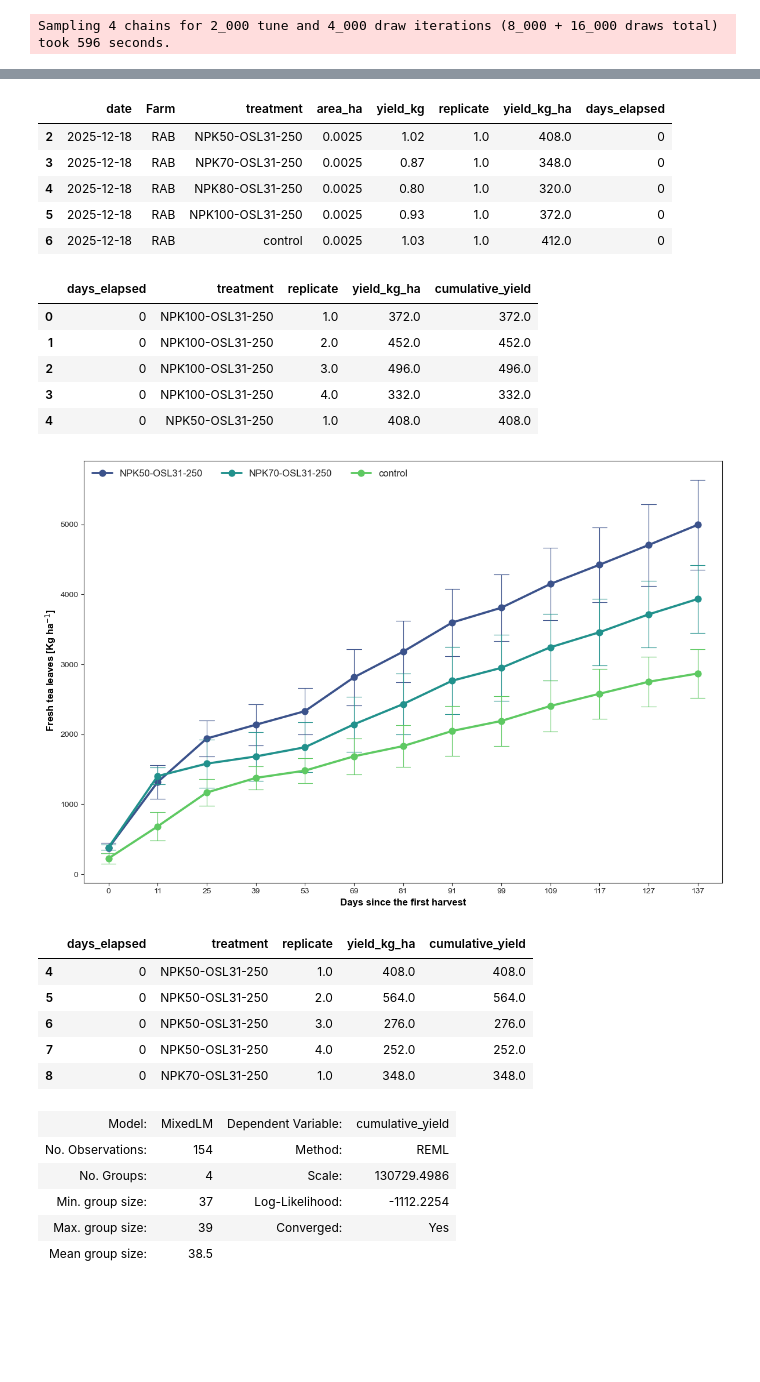
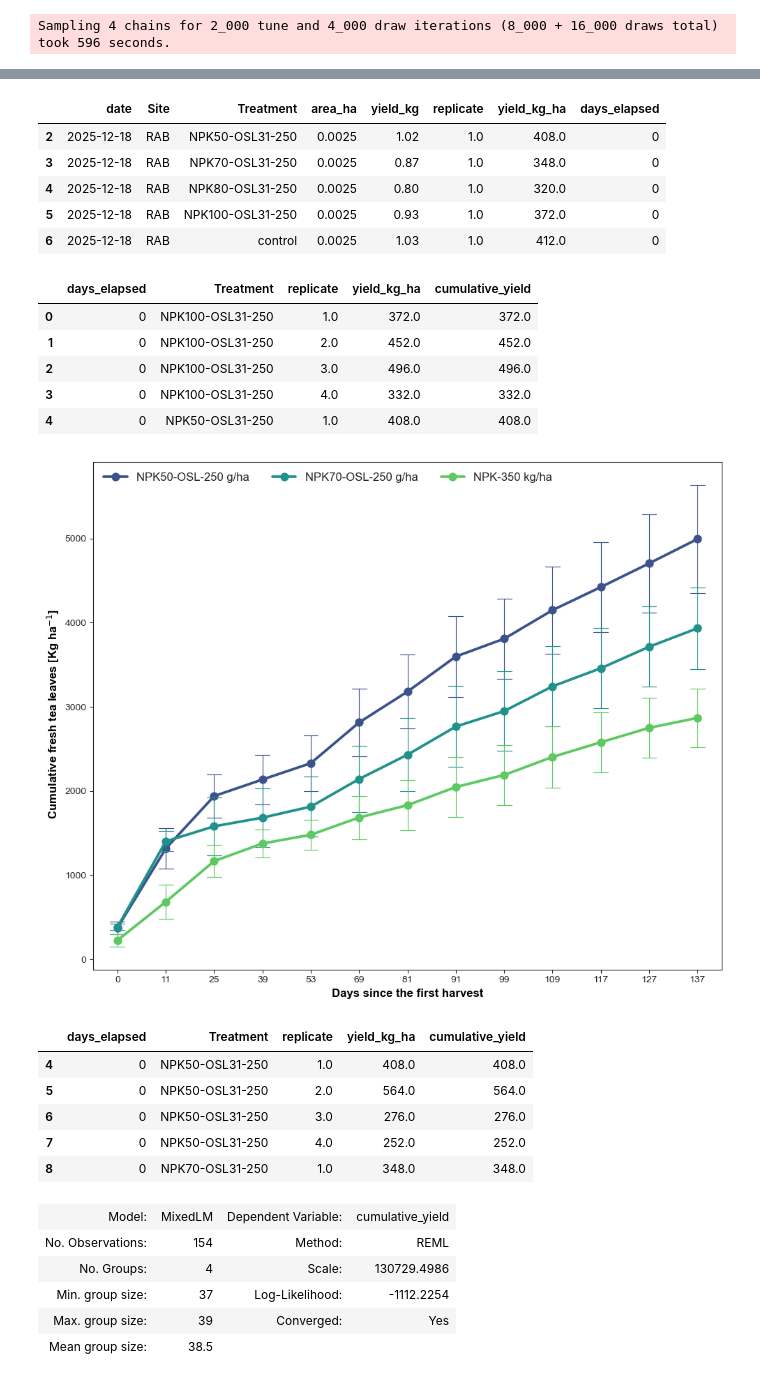
Before and after one commit to BBenyamini/tea_paper, a Jupyter notebook: notebook.ipynb, the cells around one changed output, grey strips where cells are left out. Saved outputs shown, nothing was run; the diff lists cells and outputs as text; code cells hidden in the pictures; blank space fills up the shorter version.

Commit message:
run models, created and updated MS figures

```diff
--- a/notebook.ipynb
+++ b/notebook.ipynb
@@ -53,7 +53,7 @@ Now we will calculate the day of the year from the date column
 # %%
 # get the day of the year from date colum
 # Example transformation
-tea_df['days_elapsed'] = (tea_df.groupby(['Farm'])['date'].transform(lambda x: x - x.min()).dt.days)
+tea_df['days_elapsed'] = (tea_df.groupby(['Site'])['date'].transform(lambda x: x - x.min()).dt.days)
 
 # check the data after transformation
 tea_df.head()
@@ -66,7 +66,7 @@ tea_df.head()
 | 4 | 2025-12-18 | RAB | NPK80-OSL31-250 | 0.0025 | 0.80 | 1.0 | 320.000000 | 0 |
 # %%
 # get the fertilizer reduction experiment data
-rab_data=tea_df.query('Farm=="RAB"')
-gtc_data=tea_df.query('Farm!="RAB"')
+rab_data=tea_df.query('Site=="RAB"')
+gtc_data=tea_df.query('Site!="RAB"')
 rab_data.head()
 # %% [output]
@@ -207,7 +204,7 @@ summary_df
 # look at the rab data
 rab_data.head()
 # %% [output]
-|  | date | Farm | treatment | area_ha | yield_kg | replicate | yield_kg_ha | days_elapsed |
+|  | date | Site | Treatment | area_ha | yield_kg | replicate | yield_kg_ha | days_elapsed |
 | 2 | 2025-12-18 | RAB | NPK50-OSL31-250 | 0.0025 | 1.02 | 1.0 | 408.0 | 0 |
 | 3 | 2025-12-18 | RAB | NPK70-OSL31-250 | 0.0025 | 0.87 | 1.0 | 348.0 | 0 |
 | 4 | 2025-12-18 | RAB | NPK80-OSL31-250 | 0.0025 | 0.80 | 1.0 | 320.0 | 0 |
@@ -215,11 +212,11 @@ rab_data.head()
 | 6 | 2025-12-18 | RAB | control | 0.0025 | 1.03 | 1.0 | 412.0 | 0 |
 # %%
 # calculate cumulative yield for the rab data
-rab_cum_yield=rab_data.groupby(['days_elapsed', 'treatment','replicate'])['yield_kg_ha'].mean().reset_index()
-rab_cum_yield['cumulative_yield'] = rab_cum_yield.groupby(['treatment','replicate'])['yield_kg_ha'].cumsum()
+rab_cum_yield=rab_data.groupby(['days_elapsed', 'Treatment','replicate'])['yield_kg_ha'].mean().reset_index()
+rab_cum_yield['cumulative_yield'] = rab_cum_yield.groupby(['Treatment','replicate'])['yield_kg_ha'].cumsum()
 rab_cum_yield.head()
 # %% [output]
-|  | days_elapsed | treatment | replicate | yield_kg_ha | cumulative_yield |
+|  | days_elapsed | Treatment | replicate | yield_kg_ha | cumulative_yield |
 | 0 | 0 | NPK100-OSL31-250 | 1.0 | 372.0 | 372.0 |
 | 1 | 0 | NPK100-OSL31-250 | 2.0 | 452.0 | 452.0 |
 | 2 | 0 | NPK100-OSL31-250 | 3.0 | 496.0 | 496.0 |
@@ -228,22 +225,23 @@ rab_cum_yield.head()
 # %%
 # plot lineplot for tea yield across treatments and over time
 sns.set_style('ticks')
-fig=plt.figure(figsize=[12, 8], tight_layout=True)
-selected=["control", "NPK70-OSL31-250","NPK50-OSL31-250"]
-sns.pointplot(data=rab_cum_yield[rab_cum_yield['treatment'].isin(selected)], x="days_elapsed",y="cumulative_yield", hue="treatment", palette='viridis', errorbar="se", capsize=0.3,err_kws={'linewidth': 0.83, 'alpha':1})
-plt.ylabel(" Fresh tea leaves [Kg ha$^{-1}$]", color='black', size=12, weight='bold')
+fig=plt.figure(figsize=[10, 8], tight_layout=True)
+rab_cum_yield.loc[:, 'Treatment'] = rab_cum_yield['Treatment'].replace({'control': 'NPK-350 kg/ha','NPK70-OSL31-250': 'NPK70-OSL-250 g/ha', 'NPK50-OSL31-250': 'NPK50-OSL-250 g/ha'})
+selected=['NPK-350 kg/ha', "NPK70-OSL-250 g/ha","NPK50-OSL-250 g/ha"]
+sns.pointplot(data=rab_cum_yield[rab_cum_yield['Treatment'].isin(selected)], x="days_elapsed",y="cumulative_yield", hue="Treatment", palette='viridis', errorbar="se", capsize=0.3,err_kws={'linewidth': 0.83, 'alpha':1})
+plt.ylabel(" Cumulative fresh tea leaves [Kg ha$^{-1}$]", color='black', size=12, weight='bold')
 plt.xlabel("Days since the first harvest", color='black', size=12, weight='bold')
 plt.legend(loc='upper left', frameon=False, title='', fontsize=12, ncol=3)
-plt.savefig("results/figures/RAB_tea_results_lineplot.png", dpi=600, bbox_inches='tight')
+plt.savefig("results/figures/figure_2.png", dpi=600, bbox_inches='tight')
 plt.show();
 # %% [output]
-[figure, old version]
+[figure, new version]
 # %%
 # subset of the data for the fixed effects model
-rab_subset = rab_cum_yield[rab_cum_yield['treatment'].isin(selected)]
+rab_subset = rab_cum_yield[rab_cum_yield['Treatment'].isin(selected)]
 rab_subset.head()
 # %% [output]
-|  | days_elapsed | treatment | replicate | yield_kg_ha | cumulative_yield |
+|  | days_elapsed | Treatment | replicate | yield_kg_ha | cumulative_yield |
 | 4 | 0 | NPK50-OSL31-250 | 1.0 | 408.0 | 408.0 |
 | 5 | 0 | NPK50-OSL31-250 | 2.0 | 564.0 | 564.0 |
 | 6 | 0 | NPK50-OSL31-250 | 3.0 | 276.0 | 276.0 |
```
Also changed, not shown: parts of 10 cells of this notebook, 13 other files.
